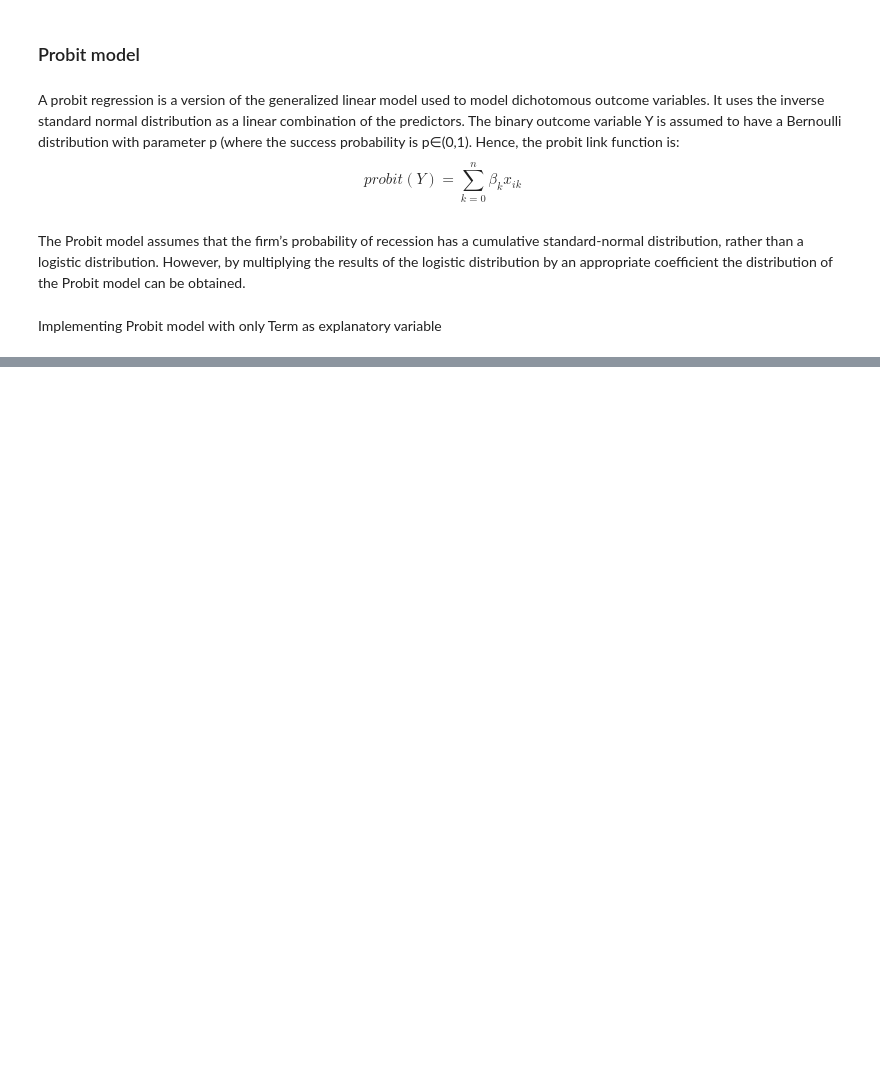
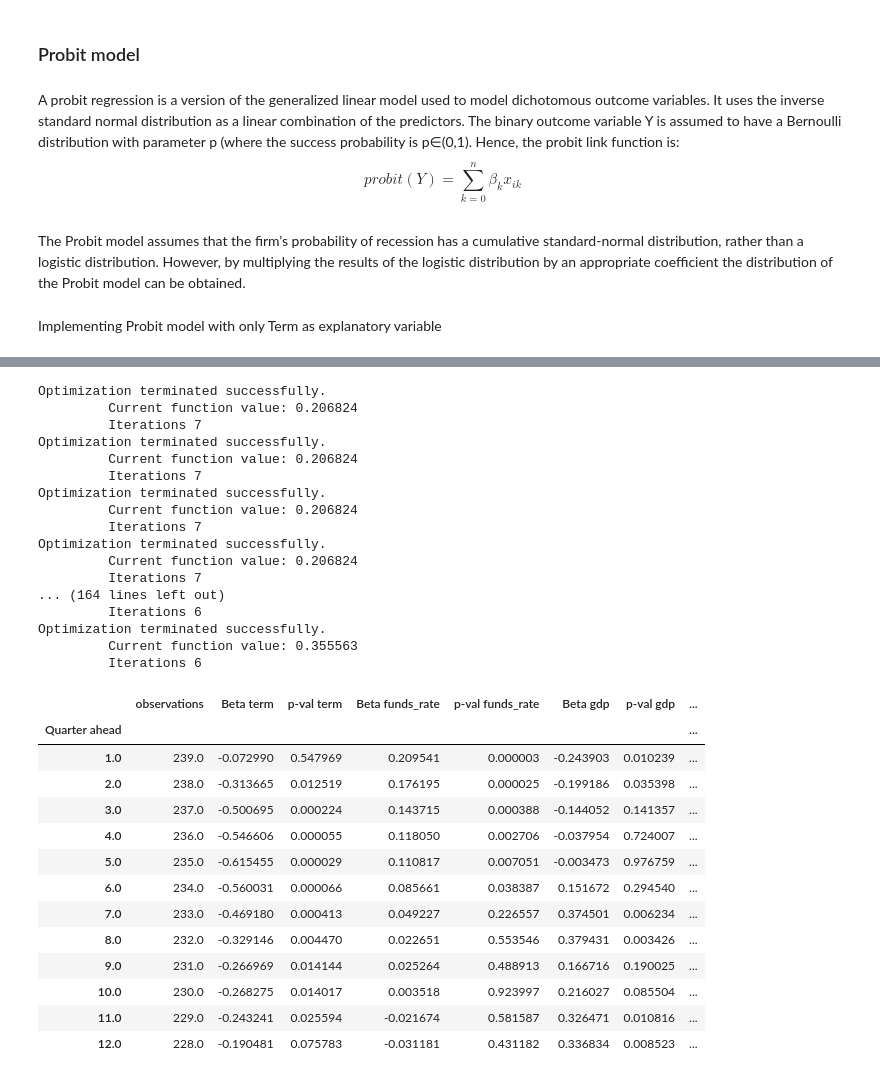
Before and after one commit to alessandrofogli/Ai-for-Finance, a Jupyter notebook: Project3/ES3.ipynb, the cells around one changed output, grey strips where cells are left out. Cells and saved outputs as stored; diff of their text form; code cells hidden in the pictures; blank space fills up the shorter version.

```diff
--- a/Project3/ES3.ipynb
+++ b/Project3/ES3.ipynb
@@ -288,0 +214,74 @@ Length: 240, dtype: float64
+# %%
+def fill2(valx, valy):
+
+    results = pd.DataFrame({
+                    "Quarter ahead": [],
+                    "observations": [],
+                    "Beta term": [], "p-val term": [],
+                    "Beta funds_rate": [], "p-val funds_rate": [],
+                    "Beta gdp": [], "p-val gdp": [],
+                    "Beta market": [], "p-val market": [],
+                    "Alpha": [],
+                    "R-sq": [],
+
+
+                })
+    for i in range(1,13):
+        observation = len(prob_model(valx, valy, 'values',i))
+        beta = prob_model(valx, valy, 'beta',i)
+        pval = prob_model(valx, valy, 'pvalues',i)
+        alpha = prob_model(valx, valy, 'alpha',i)
+        rsq = prob_model(valx, valy, 'rsquared',i)
+        ahead = i
+
+        results.loc[i-1] = pd.Series({
+                    'Quarter ahead': ahead,
+                    'observations': observation,
+                    'Beta term': beta[0], "p-val term": pval[0],
+                    "Beta funds_rate": beta[1], "p-val funds_rate": pval[1],
+                    "Beta gdp": beta[2], "p-val gdp": pval[2],
+                    "Beta market": beta[3], "p-val market": pval[3],
+                    'Alpha': alpha,
+                    'R-sq': rsq,
+                })
+
+    results.set_index('Quarter ahead', inplace=True)
+    global greater2
+
+    display(HTML(results.to_html(classes='table table-stripde')))
+    results['R-sq'] = pd.to_numeric(results['R-sq'])
+    greater2 = results[['R-sq']].idxmax()
+    dfi.export(results, 'multi_factor_table.png')
+fill2(all_factors, nber)
+# %% [output]
+Optimization terminated successfully.
+         Current function value: 0.206824
+         Iterations 7
+Optimization terminated successfully.
+         Current function value: 0.206824
+         Iterations 7
+Optimization terminated successfully.
+         Current function value: 0.206824
+         Iterations 7
+Optimization terminated successfully.
+         Current function value: 0.206824
+         Iterations 7
+... (164 lines left out)
+         Iterations 6
+Optimization terminated successfully.
+         Current function value: 0.355563
+         Iterations 6
+|  | observations | Beta term | p-val term | Beta funds_rate | p-val funds_rate | Beta gdp | p-val gdp | ... |
+| Quarter ahead |  |  |  |  |  |  |  | ... |
+| 1.0 | 239.0 | -0.072990 | 0.547969 | 0.209541 | 0.000003 | -0.243903 | 0.010239 | ... |
+| 2.0 | 238.0 | -0.313665 | 0.012519 | 0.176195 | 0.000025 | -0.199186 | 0.035398 | ... |
+| 3.0 | 237.0 | -0.500695 | 0.000224 | 0.143715 | 0.000388 | -0.144052 | 0.141357 | ... |
+| 4.0 | 236.0 | -0.546606 | 0.000055 | 0.118050 | 0.002706 | -0.037954 | 0.724007 | ... |
+| 5.0 | 235.0 | -0.615455 | 0.000029 | 0.110817 | 0.007051 | -0.003473 | 0.976759 | ... |
+| 6.0 | 234.0 | -0.560031 | 0.000066 | 0.085661 | 0.038387 | 0.151672 | 0.294540 | ... |
+| 7.0 | 233.0 | -0.469180 | 0.000413 | 0.049227 | 0.226557 | 0.374501 | 0.006234 | ... |
+| 8.0 | 232.0 | -0.329146 | 0.004470 | 0.022651 | 0.553546 | 0.379431 | 0.003426 | ... |
+| 9.0 | 231.0 | -0.266969 | 0.014144 | 0.025264 | 0.488913 | 0.166716 | 0.190025 | ... |
+| 10.0 | 230.0 | -0.268275 | 0.014017 | 0.003518 | 0.923997 | 0.216027 | 0.085504 | ... |
+| 11.0 | 229.0 | -0.243241 | 0.025594 | -0.021674 | 0.581587 | 0.326471 | 0.010816 | ... |
+| 12.0 | 228.0 | -0.190481 | 0.075783 | -0.031181 | 0.431182 | 0.336834 | 0.008523 | ... |
```
Also changed, not shown: parts of 8 cells of this notebook, 1 other file.
